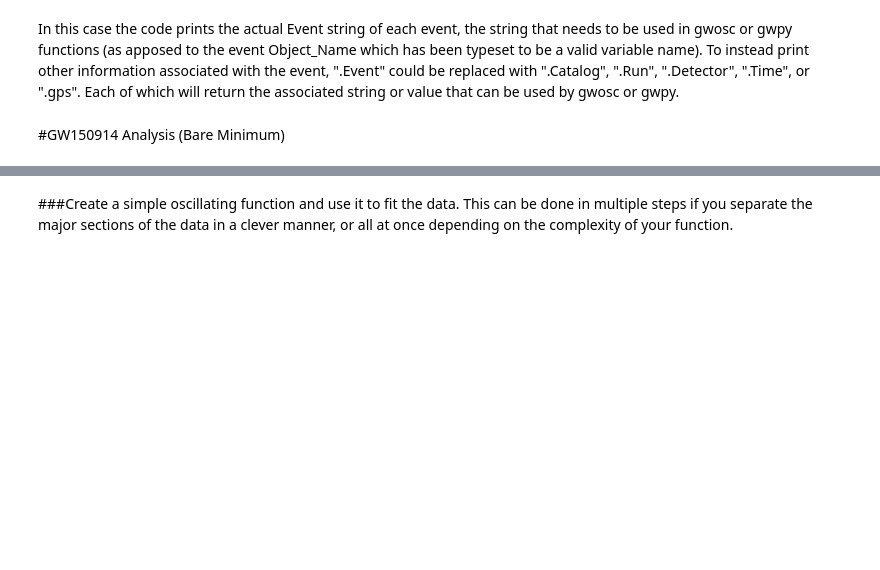
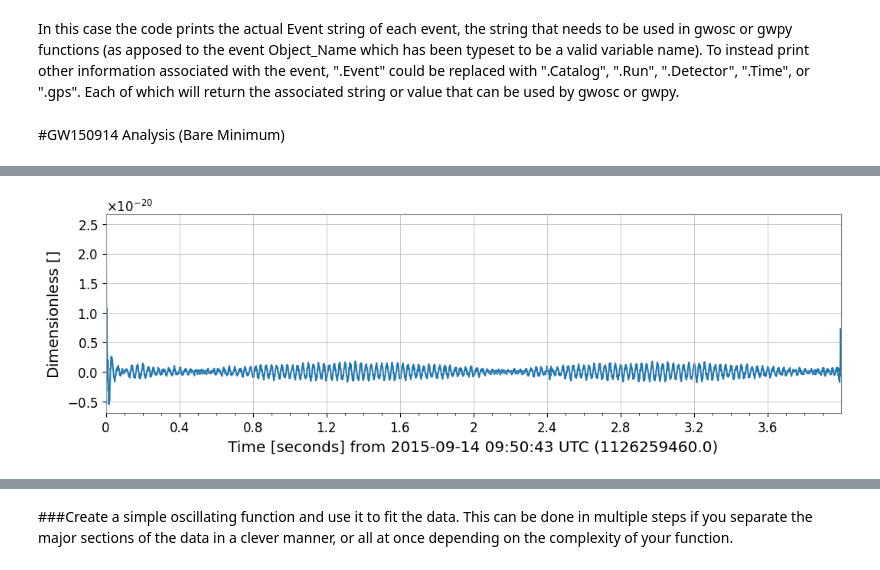
Before and after one commit to Sasa-fras/odw, a Jupyter notebook: Lab2.ipynb, the cells around one changed output, grey strips where cells are left out. Saved outputs shown, nothing was run; the diff lists cells and outputs as text; code cells hidden in the pictures; blank space fills up the shorter version.

```diff
--- a/Lab2.ipynb
+++ b/Lab2.ipynb
@@ -221,0 +295,16 @@ Be methodical and take your time with this, trying many different ways to clean
+# %%
+# Apply a band-pass filter to the high-pass filtered data to isolate the signal in the expected frequency range.
+
+
+# Define the lower and upper frequencies for the band-pass filter
+low_frequency = 30.0
+high_frequency = 300.0
+
+# Apply the band-pass filter to the L1data_filtered TimeSeries object
+L1data_bandpassed = L1data_filtered.bandpass(low_frequency, high_frequency)
+
+# Plot the L1data_bandpassed TimeSeries to visualize the effect of the band-pass filter
+plot = L1data_bandpassed.plot()
+plot.show()
+# %% [output]
+[figure, added]
```
Also changed, not shown: parts of 28 cells of this notebook.
